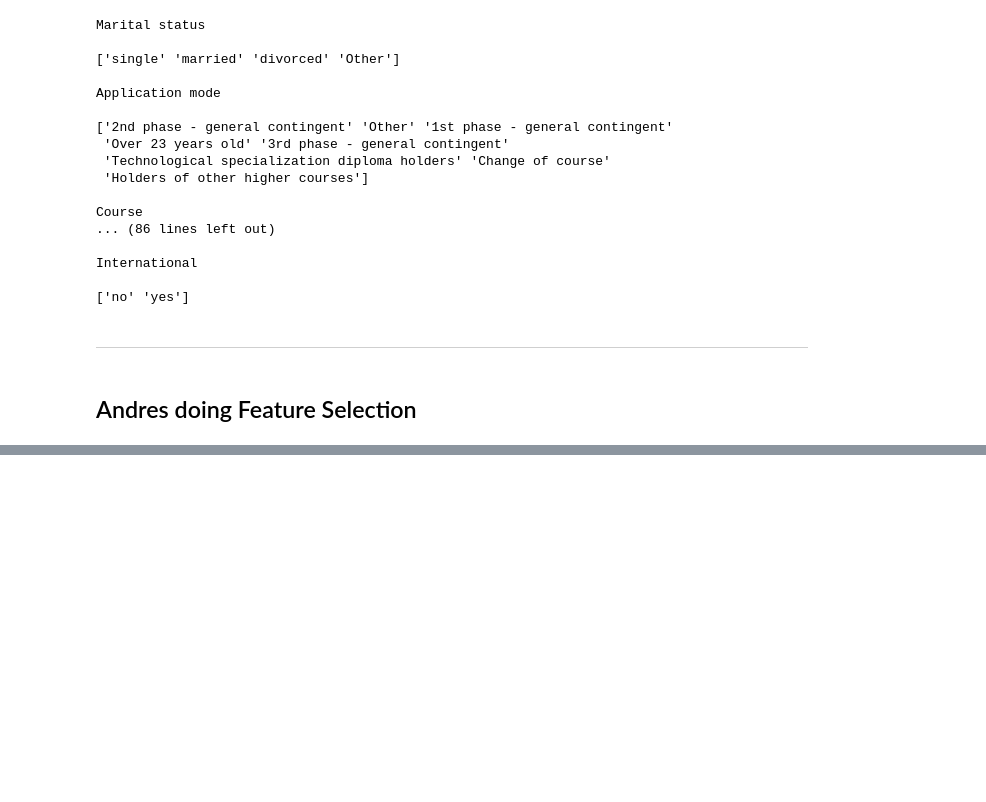
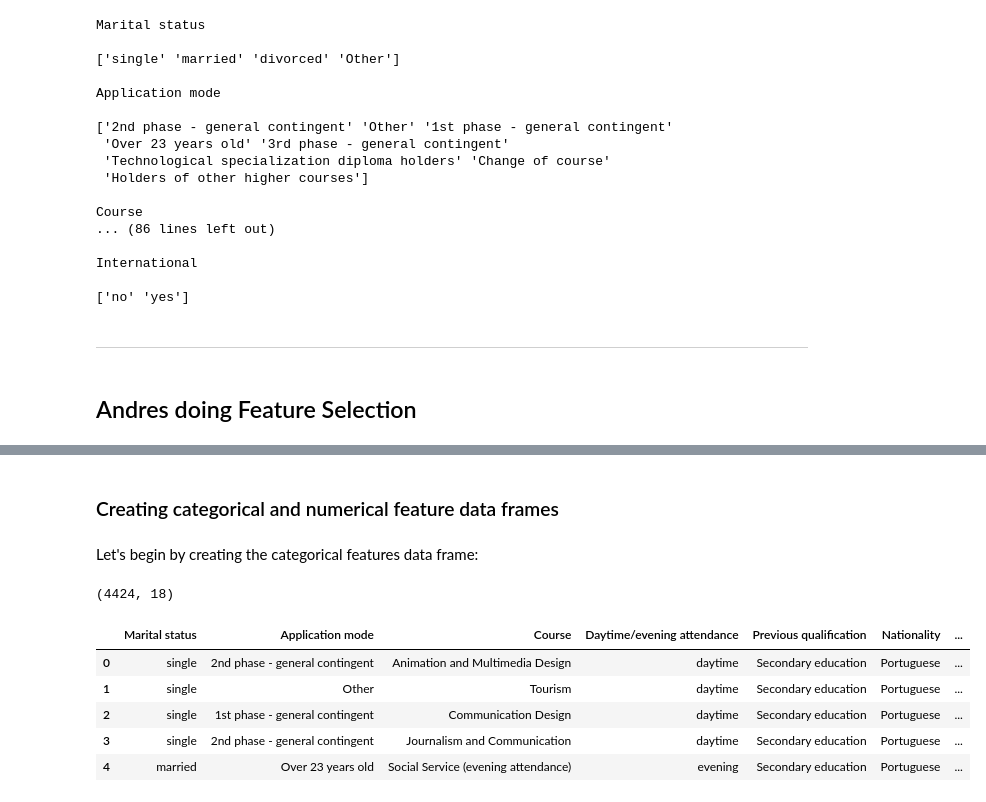
Before and after one commit to jacksonSmall/Airbnb-Room-Analysis, a Jupyter notebook: binning.ipynb, the cells around one changed output, grey strips where cells are left out. Saved outputs shown, nothing was run; the diff lists cells and outputs as text; code cells hidden in the pictures; blank space fills up the shorter version.

```diff
--- a/binning.ipynb
+++ b/binning.ipynb
@@ -282,0 +319,17 @@ International
+# %% [markdown]
+### Creating categorical and numerical feature data frames
+# %% [markdown]
+Let's begin by creating the categorical features data frame:
+# %%
+cat_df = df_renamed.select_dtypes(include=['object']) # Select only the object types (categorical types)
+print(cat_df.shape) # Verify we get the 18 categorical columns
+cat_df = cat_df.drop(columns='Target') # Dropping the target column
+cat_df.head() # Verify correct selection
+# %% [output]
+(4424, 18)
+|  | Marital status | Application mode | Course | Daytime/evening attendance | Previous qualification | Nationality | ... |
+| 0 | single | 2nd phase - general contingent | Animation and Multimedia Design | daytime | Secondary education | Portuguese | ... |
+| 1 | single | Other | Tourism | daytime | Secondary education | Portuguese | ... |
+| 2 | single | 1st phase - general contingent | Communication Design | daytime | Secondary education | Portuguese | ... |
+| 3 | single | 2nd phase - general contingent | Journalism and Communication | daytime | Secondary education | Portuguese | ... |
+| 4 | married | Over 23 years old | Social Service (evening attendance) | evening | Secondary education | Portuguese | ... |
```
Also changed, not shown: parts of 21 cells of this notebook.
